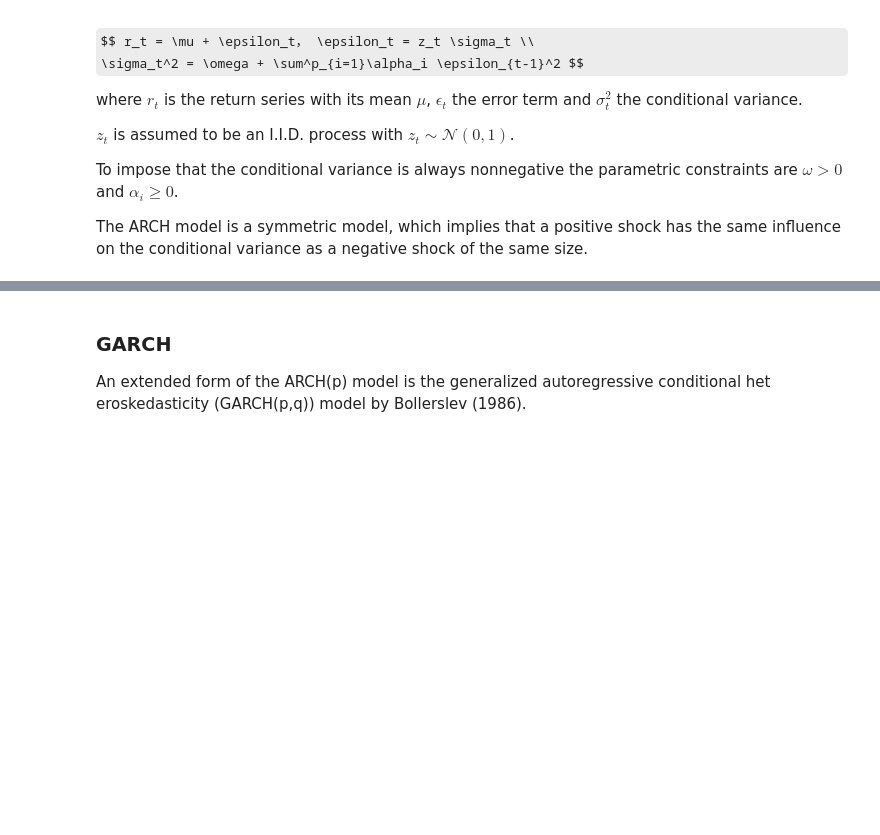
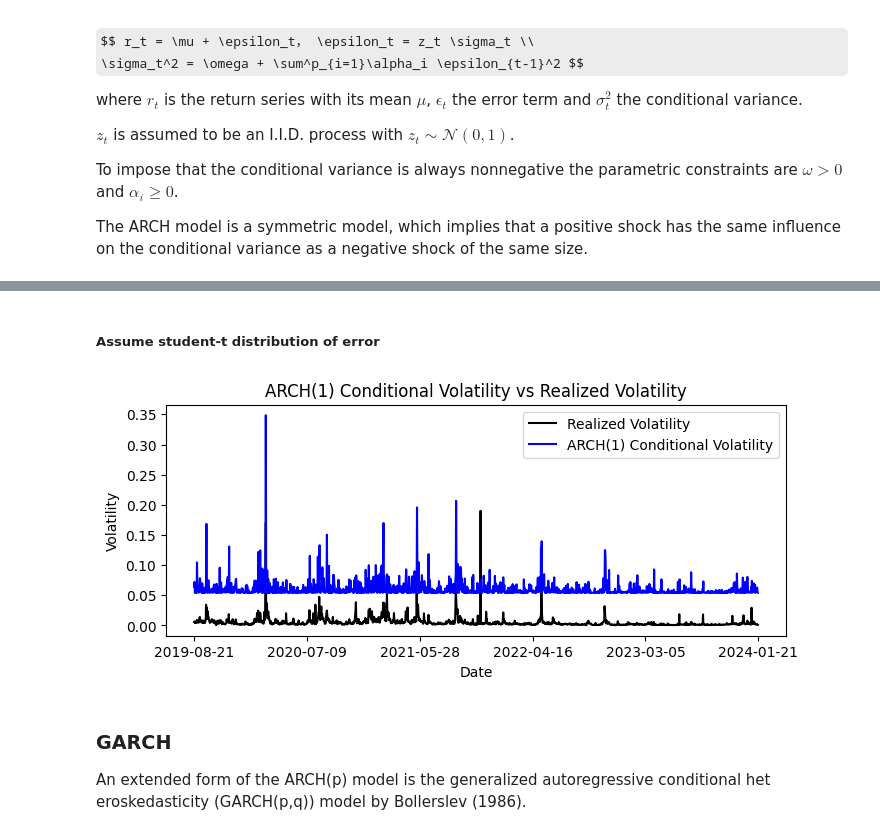
Before and after one commit to kiwi-lemongrass/DSE4101_Individual-Project, a Jupyter notebook: src/GARCH.ipynb, the cells around one changed output, grey strips where cells are left out. Saved outputs shown, nothing was run; the diff lists cells and outputs as text; code cells hidden in the pictures; some formulas as TeX source; blank space fills up the shorter version.

```diff
--- a/src/GARCH.ipynb
+++ b/src/GARCH.ipynb
@@ -60,3 +95,10 @@ The ARCH model is a symmetric model, which implies that a positive shock has the
+# %% [markdown]
+##### Assume student-t distribution of error
+# %%
+arch_1_fit = get_garch_fit(1, 0, 'StudentsT')
+plot_garch_fit(arch_1_fit, 'ARCH(1)')
+# %% [output]
+[figure, added]
 # %% [markdown]
 ### GARCH
 
```
Also changed, not shown: parts of 12 cells of this notebook, 1 other file.
